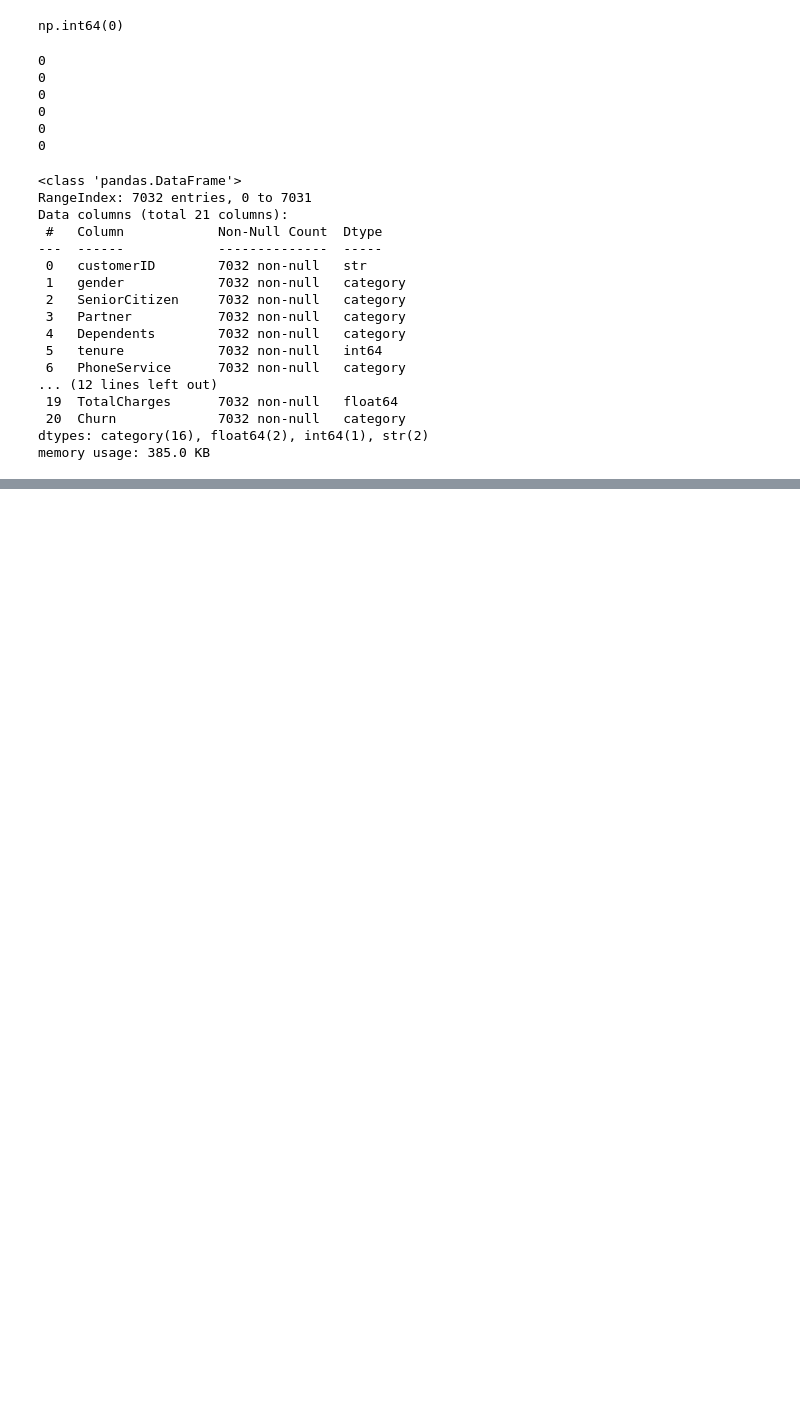
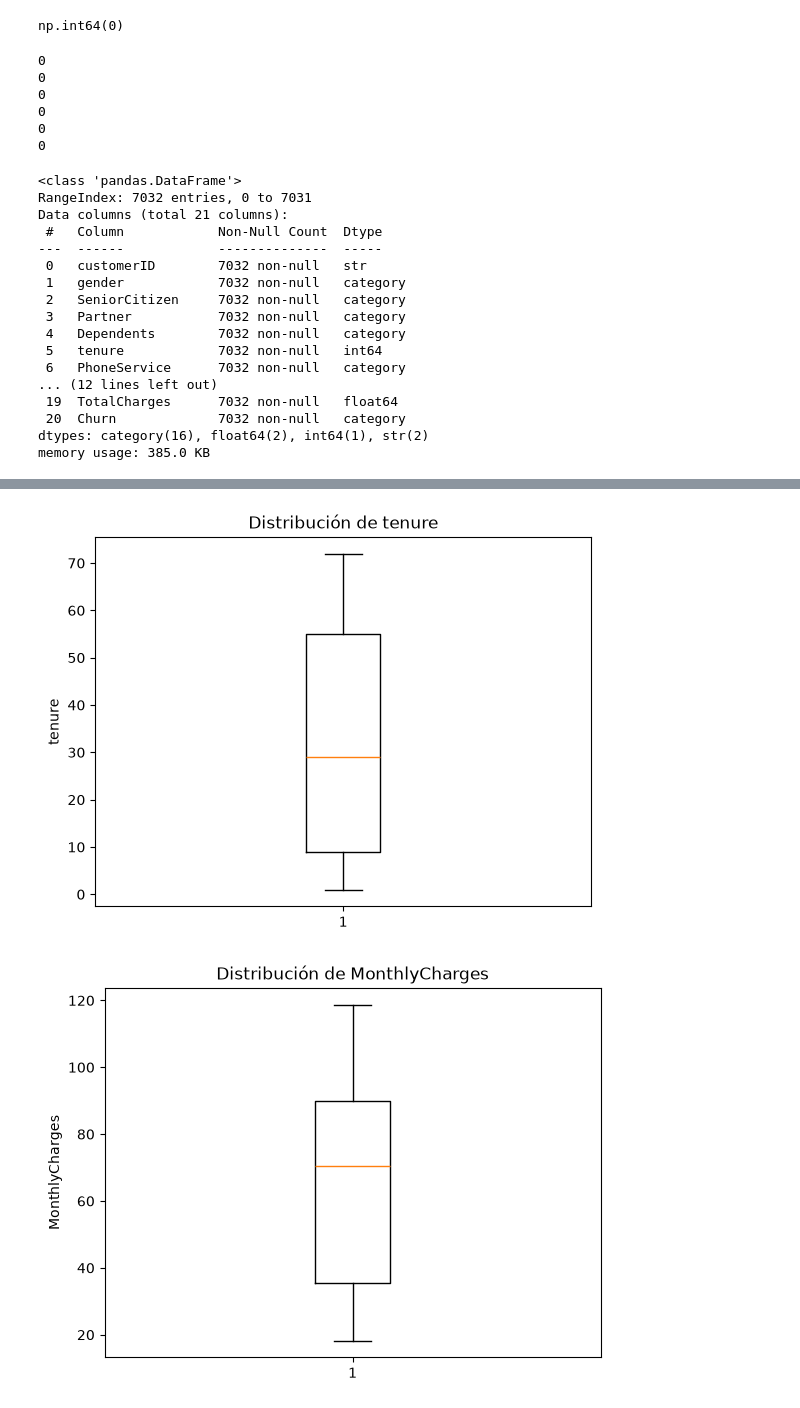
Before and after one commit to arielmarin/customer-churn-prediction, a Jupyter notebook: notebooks/customer_churn_prediction.ipynb, the cells around one changed output, grey strips where cells are left out. Saved outputs shown, nothing was run; the diff lists cells and outputs as text; code cells hidden in the pictures; blank space fills up the shorter version.

```diff
--- a/notebooks/customer_churn_prediction.ipynb
+++ b/notebooks/customer_churn_prediction.ipynb
@@ -114,7 +116,7 @@ la columna : MonthlyCharges tiene 0 duplicados y 0 nulos
 la columna : TotalCharges tiene 0 duplicados y 0 nulos
 la columna : Churn tiene 0 duplicados y 0 nulos
 # %%
-for column in customer_df.select_dtypes(include="object").columns :
+for column in customer_df.select_dtypes(include=["object","string"]).columns :
     empty = customer_df[column].str.strip().eq("").sum()
     if empty > 0:
         print(f"la columna {column} cuenta con : {empty}, valores vacios vacias")
@@ -211,0 +224,16 @@ memory usage: 385.0 KB
+# %%
+columnas_num = ["tenure","MonthlyCharges","TotalCharges"]
+
+def analisis_columnas(df, columna):
+
+    plt.Figure(figsize=(6,4))
+    plt.boxplot(df[columna].dropna(), orientation="vertical")
+    plt.title(f"Distribución de {columna}")
+    plt.ylabel(f"{columna}")
+    plt.show()
+
+for columna in columnas_num:
+    analisis_columnas(customer_df, columna)
+# %% [output]
+[figure, added]
+[figure, added]
```
Also changed, not shown: parts of 23 cells of this notebook.
